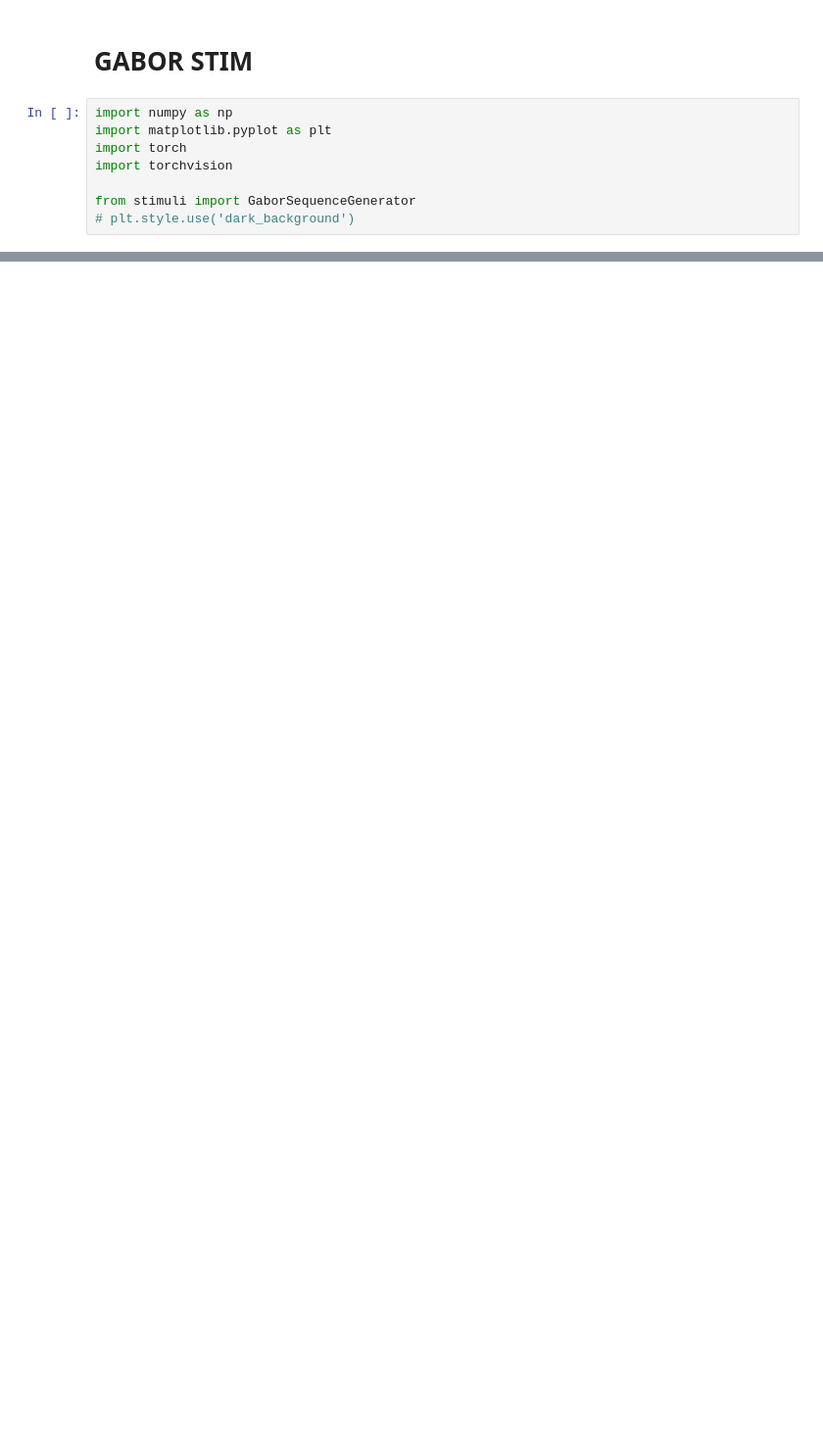
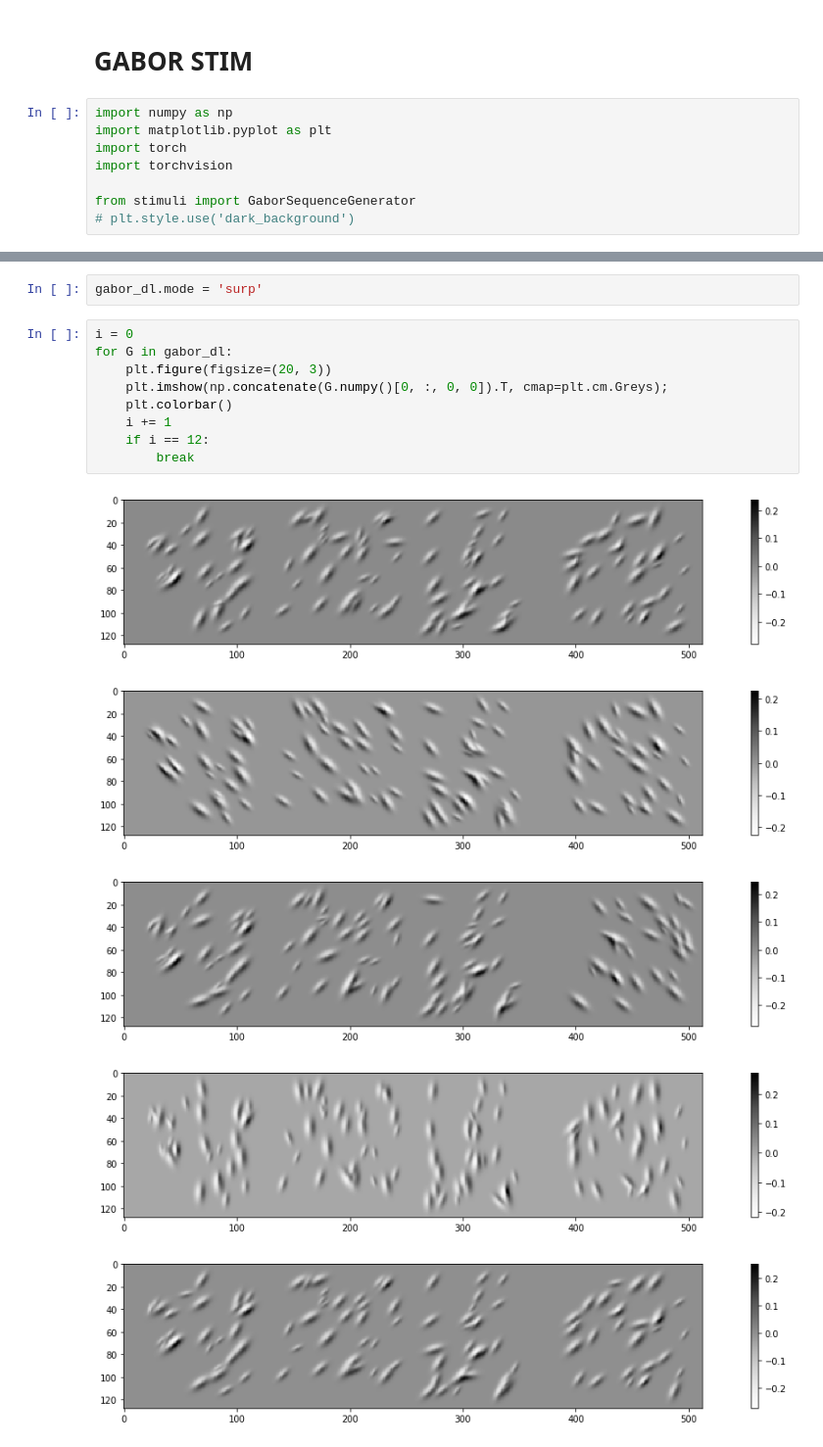
Before and after one commit to colleenjg/DPC, a Jupyter notebook: gabor_stim.ipynb, the cells around one changed output, grey strips where cells are left out. Shown at 98% size. Saved outputs shown, nothing was run; the diff lists cells and outputs as text; blank space fills up the shorter version.

```diff
--- a/gabor_stim.ipynb
+++ b/gabor_stim.ipynb
@@ -52,0 +53,17 @@ for G in gabor_dl:
+# %%
+gabor_dl.mode = 'surp'
+# %%
+i = 0
+for G in gabor_dl:
+    plt.figure(figsize=(20, 3))
+    plt.imshow(np.concatenate(G.numpy()[0, :, 0, 0]).T, cmap=plt.cm.Greys);
+    plt.colorbar()
+    i += 1
+    if i == 12:
+        break
+# %% [output]
+[figure, added]
+[figure, added]
+[figure, added]
+[figure, added]
+[figure, added]
```
Also changed, not shown: parts of 4 cells of this notebook, 1 other file.
